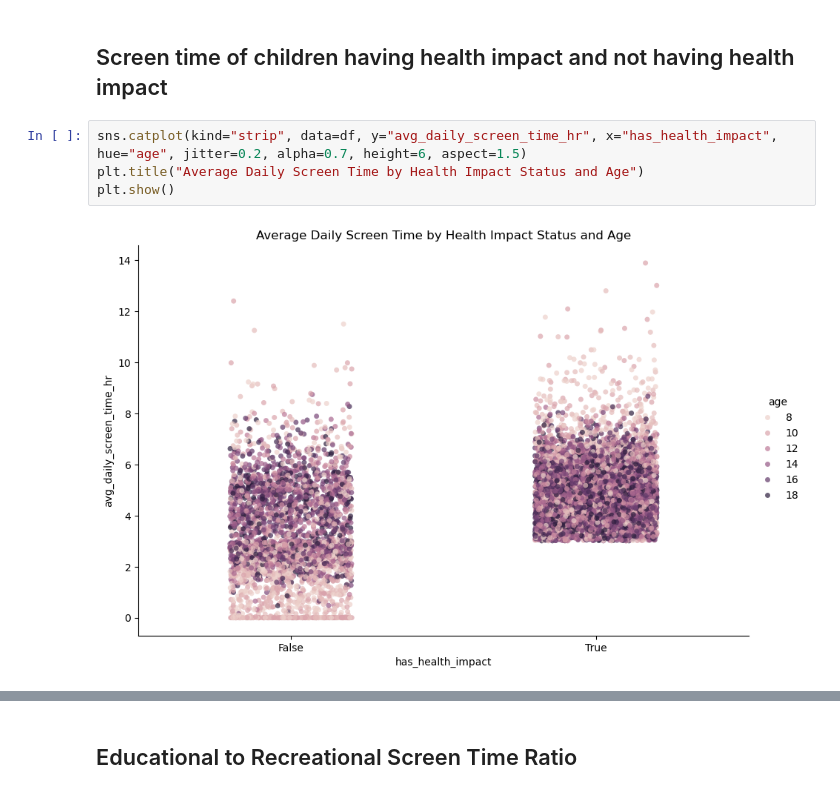
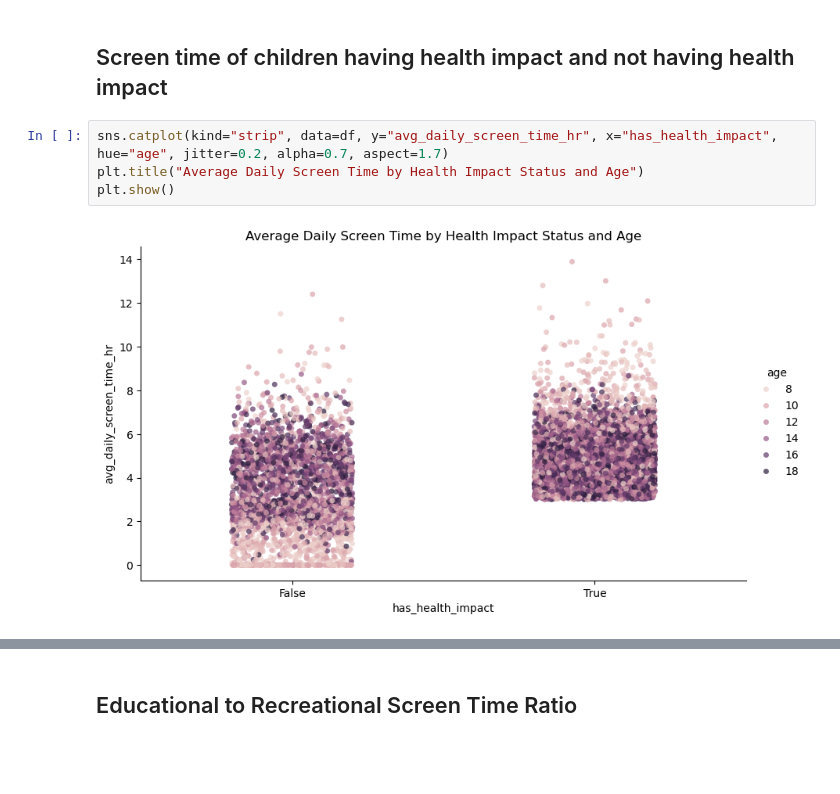
Before and after one commit to suranjanrana/indian-kids-screen-time-analysis, a Jupyter notebook: screen_time_analysis.ipynb, the cells around one changed output, grey strips where cells are left out. Cells and saved outputs as stored; diff of their text form; blank space fills up the shorter version.

Commit message:
Updated charts

```diff
--- a/screen_time_analysis.ipynb
+++ b/screen_time_analysis.ipynb
@@ -232,9 +232,9 @@ plt.show()
 # %% [markdown]
 ## Screen time of children having health impact and not having health impact
 # %%
-sns.catplot(kind="strip", data=df, y="avg_daily_screen_time_hr", x="has_health_impact", hue="age", jitter=0.2, alpha=0.7, height=6, aspect=1.5)
+sns.catplot(kind="strip", data=df, y="avg_daily_screen_time_hr", x="has_health_impact", hue="age", jitter=0.2, alpha=0.7, aspect=1.7)
 plt.title("Average Daily Screen Time by Health Impact Status and Age")
 plt.show()
 # %% [output]
-[figure, old version]
+[figure, new version]
 # %%
```
Also changed, not shown: parts of 6 cells of this notebook.
